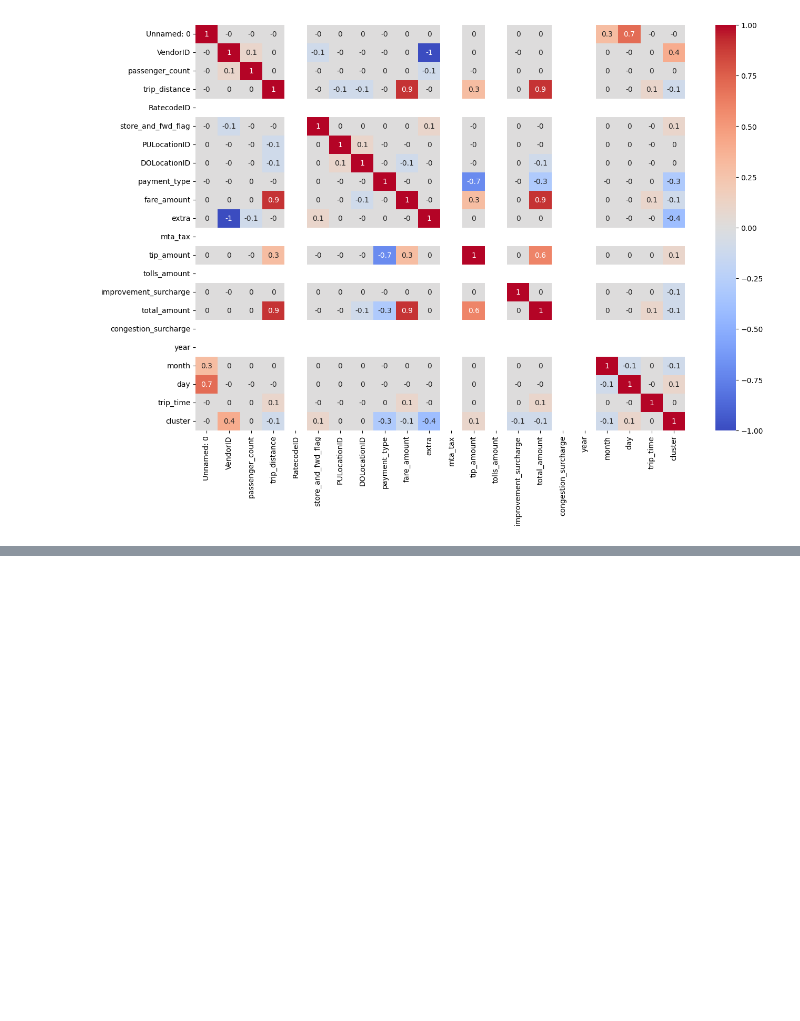
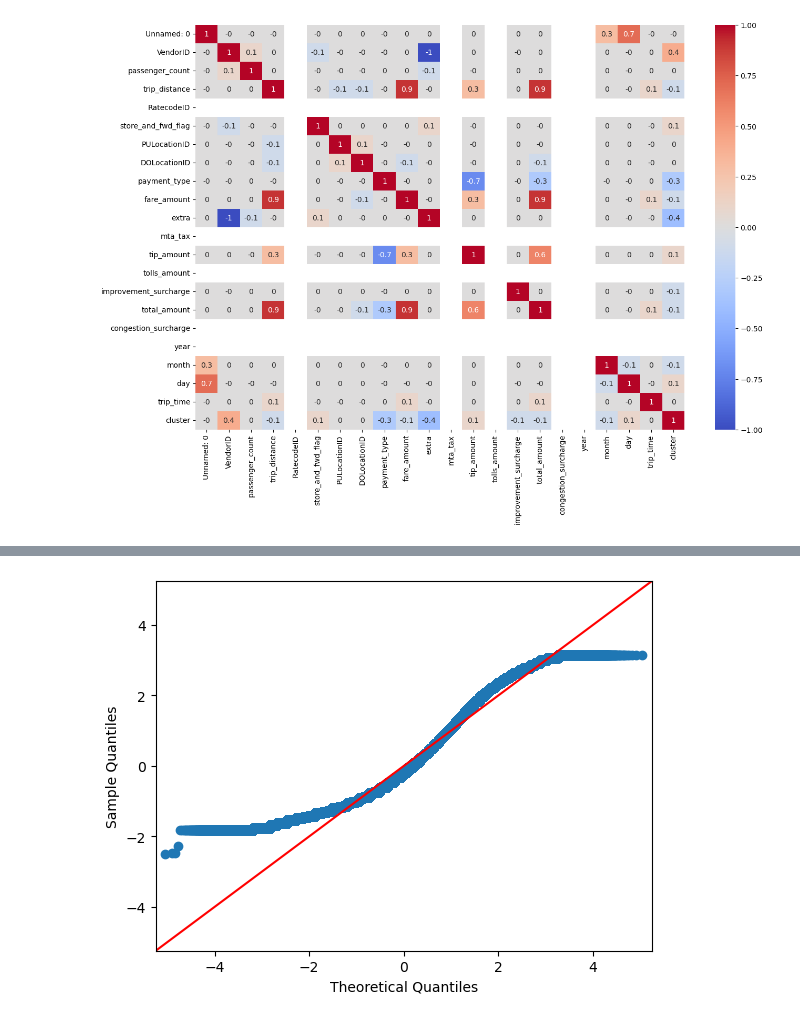
Before and after one commit to tespip/nyamnyam, a Jupyter notebook: Report_1Module.ipynb, the cells around one changed output, grey strips where cells are left out. Saved outputs shown, nothing was run; the diff lists cells and outputs as text; code cells hidden in the pictures; blank space fills up the shorter version.

```diff
--- a/Report_1Module.ipynb
+++ b/Report_1Module.ipynb
@@ -509,0 +515,5 @@ KeyboardInterrupt:
+# %%
+qqplot(df['fare_amount'], fit=True,line="45")
+plt.show()
+# %% [output]
+[figure, added]
```
Also changed, not shown: parts of 17 cells of this notebook.
